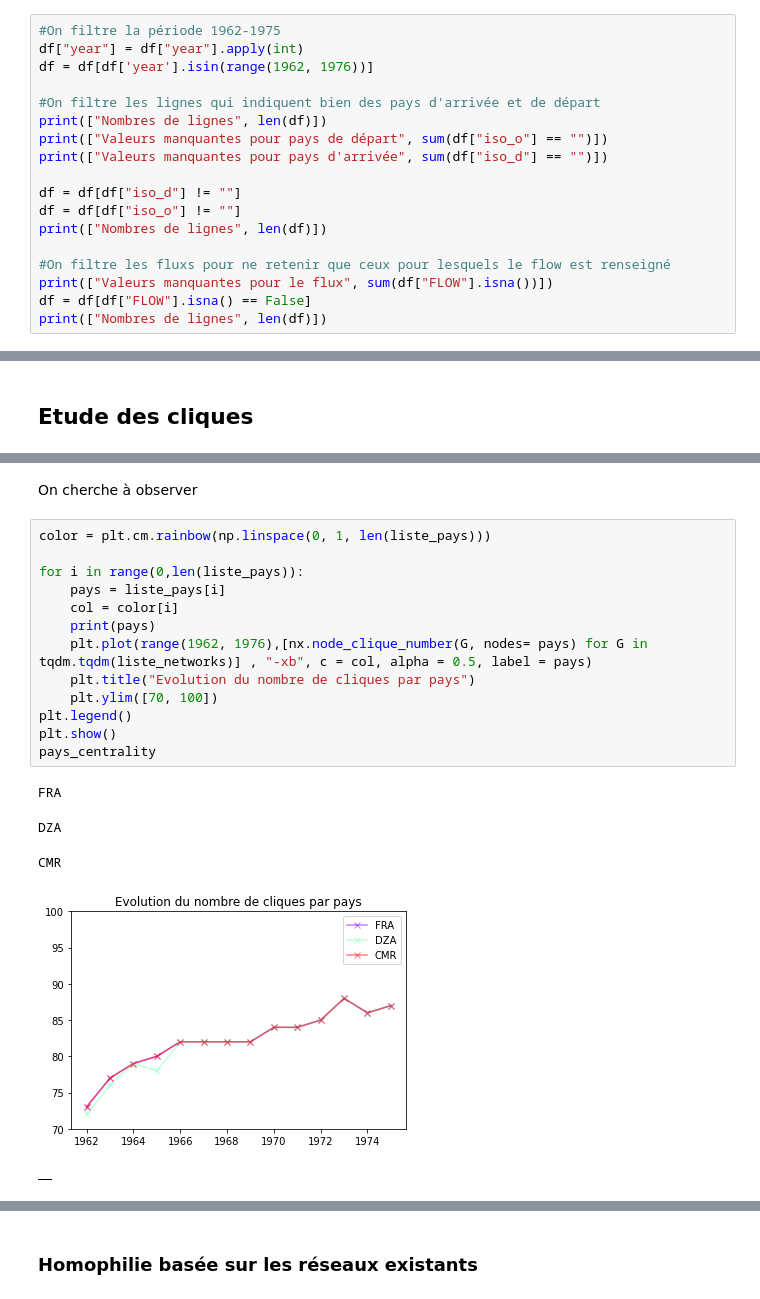
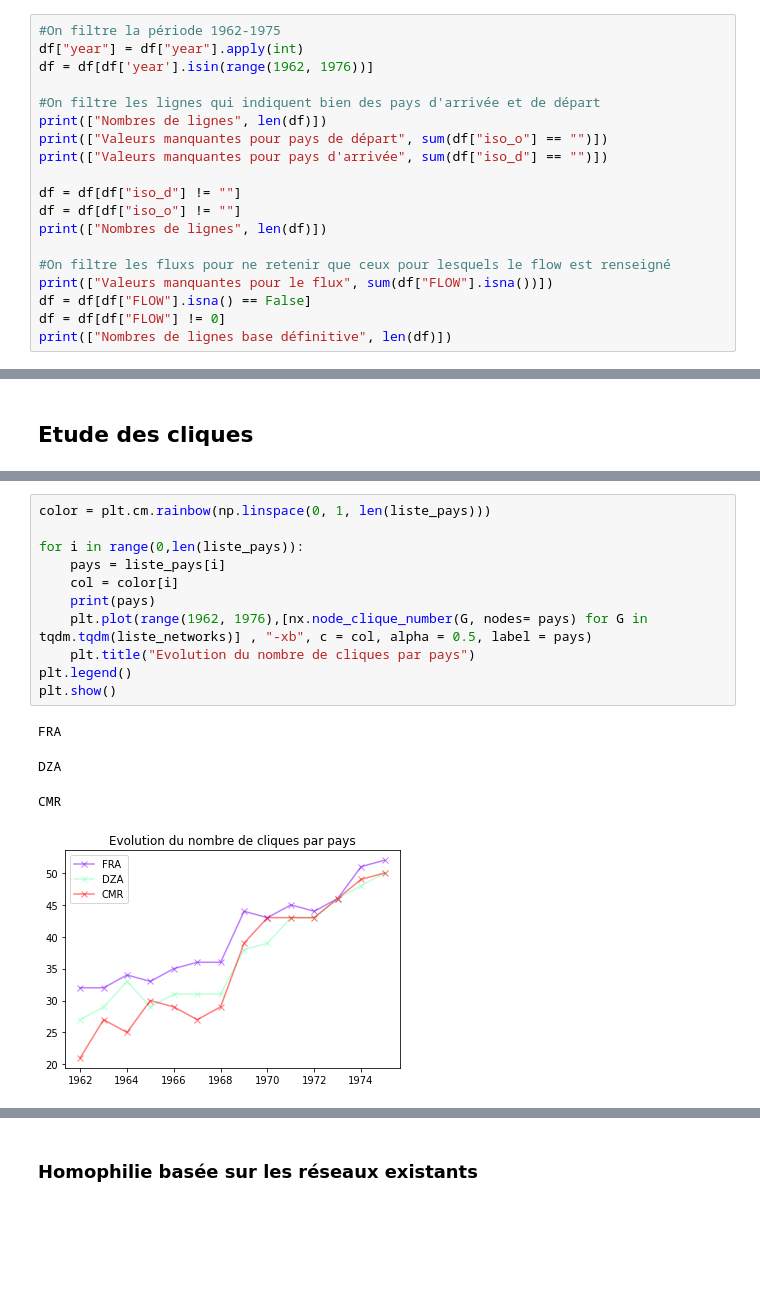
Before and after one commit to agatherosenzweig/Networks-science, a Jupyter notebook: Projet-final-réseaux.ipynb, the cells around one changed output, grey strips where cells are left out. Drawn from its saved outputs; the diff is of its cells as text; blank space fills up the shorter version.

```diff
--- a/Projet-final-réseaux.ipynb
+++ b/Projet-final-réseaux.ipynb
@@ -28,5 +28,6 @@ print(["Nombres de lignes", len(df)])
 #On filtre les fluxs pour ne retenir que ceux pour lesquels le flow est renseigné
 print(["Valeurs manquantes pour le flux", sum(df["FLOW"].isna())])
 df = df[df["FLOW"].isna() == False]
-print(["Nombres de lignes", len(df)])
+df = df[df["FLOW"] != 0]
+print(["Nombres de lignes base définitive", len(df)])
 # %% [output]
@@ -422,21 +418,16 @@ plt.show()
-# %% [markdown]
-On cherche à observer
 # %%
 color = plt.cm.rainbow(np.linspace(0, 1, len(liste_pays)))
 
 for i in range(0,len(liste_pays)):
     pays = liste_pays[i]
     col = color[i]
     print(pays)
     plt.plot(range(1962, 1976),[nx.node_clique_number(G, nodes= pays) for G in tqdm.tqdm(liste_networks)] , "-xb", c = col, alpha = 0.5, label = pays)
     plt.title("Evolution du nombre de cliques par pays")
-    plt.ylim([70, 100])
 plt.legend()
 plt.show()
-pays_centrality
 # %% [output]
 FRA
 DZA
 CMR
-[figure, old version]
+[figure, new version]
-|  |
```
Also changed, not shown: parts of 27 cells of this notebook.
